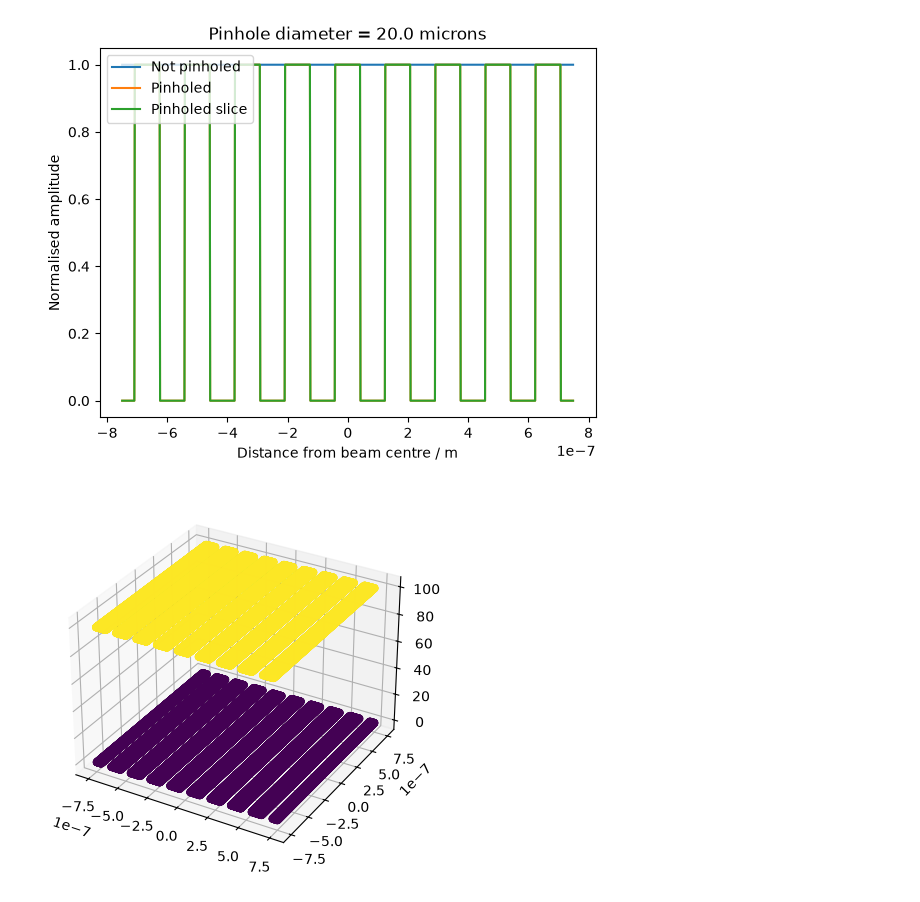
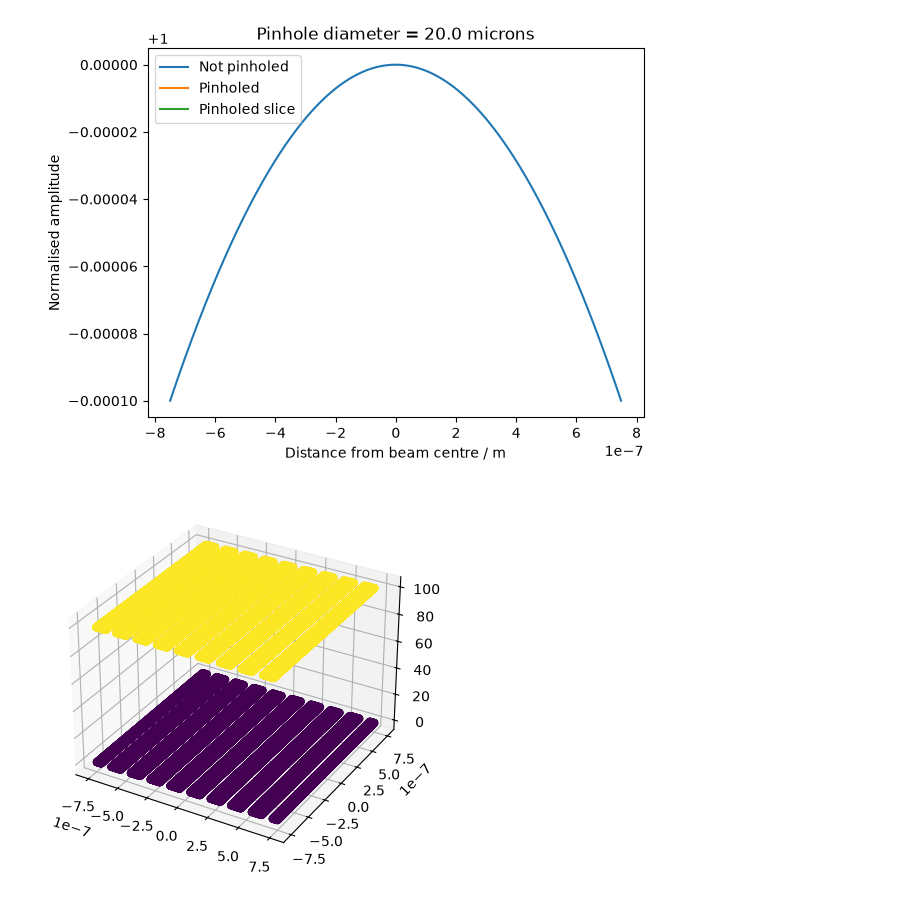
Before and after one commit to cosmosian-42/fraunhofer_diffraction, a Jupyter notebook: gaussian_beam/applying_a_mask.ipynb, the cells around one changed output. Drawn from its saved outputs; the diff is of its cells as text; code cells hidden in the pictures.

Commit message:
Further comments on movable slit bug

```diff
--- a/gaussian_beam/applying_a_mask.ipynb
+++ b/gaussian_beam/applying_a_mask.ipynb
@@ -291,36 +291,36 @@ pinhole_radius = 1e-5
 
 
 # defines a meshgrid of xy values and calculates the beam at this point
 
 initial_beam_x = np.linspace(-variable,variable,samples)
 initial_beam_y = np.linspace(-variable,variable,samples)
 x_mesh, y_mesh = np.meshgrid(initial_beam_x, initial_beam_y)
 amp, phase = gaussian_beam(omega_0, z, wavelength, a_0, x_mesh, y_mesh, n)
 
 marginal = np.sum(amp, 0)
 plt.plot(np.linspace(-variable,variable,samples, endpoint = False), marginal/np.max(marginal), '-', label = ('Not pinholed'))
 
 # uncomment which one you want then vary samples and variable (window size) to get a good graph
 lines_per_mm = 6000
 # amp = pinhole_slit(x_mesh, y_mesh, pinhole_radius, wavelength, amp)
-amp = diffraction_grating(x_mesh, y_mesh, pinhole_radius, amp, lines_per_mm)
-#amp = pinhole_slit_movable(x_mesh, y_mesh, pinhole_radius, wavelength, amp, 5e-6, 2e-6)
+#amp = diffraction_grating(x_mesh, y_mesh, pinhole_radius, amp, lines_per_mm)
+amp = pinhole_slit_movable(x_mesh, y_mesh, pinhole_radius, wavelength, amp, 2e-6, 2e-6)
 
 marginal = np.sum(amp, 0)
 plt.plot(np.linspace(-variable,variable,samples, endpoint = False), marginal/np.max(marginal), '-', label = ('Pinholed'))
 # not the best representation, but shows the sharp cut off. In reality, this is far less curved
 
 slice_2d = amp[len(y_mesh)//2, :]
 plt.plot(np.linspace(-variable,variable,samples, endpoint = False), slice_2d/np.max(slice_2d), '-', label = 'Pinholed slice')
 # better representation of the graph
 
 plt.legend(fontsize = 10, loc = 2)
 plt.title(f'Pinhole diameter = {2 * pinhole_radius * (10**6)} microns')
 plt.xlabel('Distance from beam centre / m')
 plt.ylabel('Normalised amplitude')
 plt.show()
 # %% [output]
-[figure, old version]
+[figure, new version]
 # %%
 fig = plt.figure()
 ax = fig.add_subplot(111, projection='3d')
```
Also changed, not shown: parts of 1 cell of this notebook.
